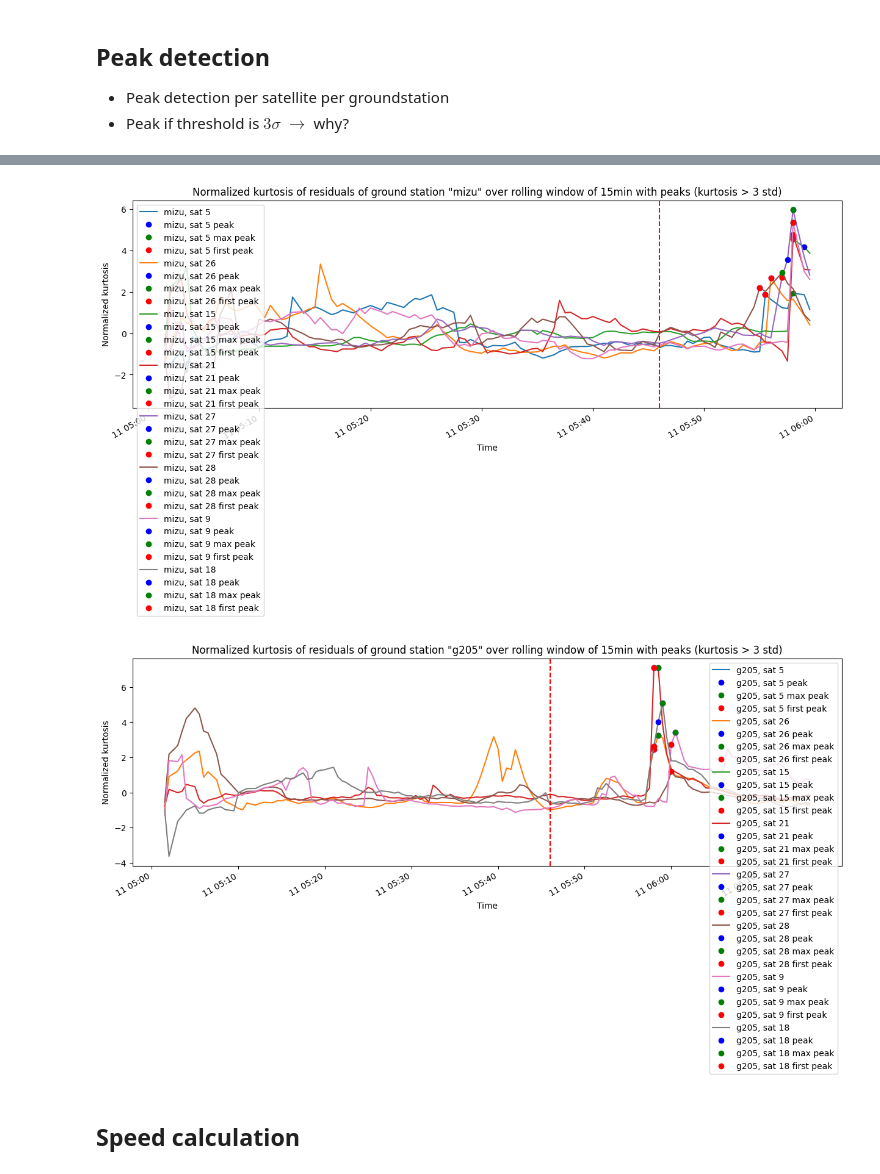
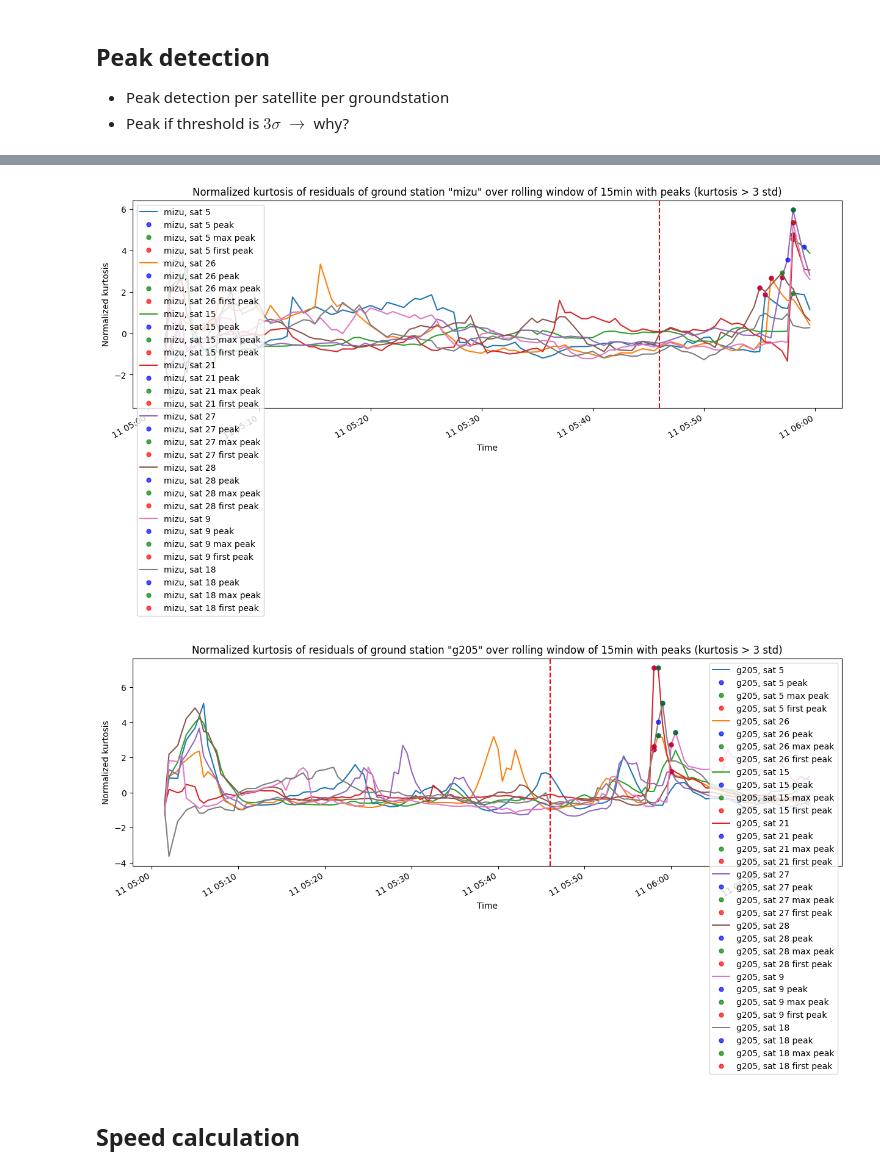
Before and after one commit to mfkiwl/tsunami-vtec-waves, a Jupyter notebook: propagation_speed.ipynb, the cells around one changed output, grey strips where cells are left out. Cells and saved outputs as stored; diff of their text form; code cells hidden in the pictures.

Commit message:
fixed nan issues in first peak detection. Works fine now

```diff
--- a/propagation_speed.ipynb
+++ b/propagation_speed.ipynb
@@ -66,19 +66,18 @@ Arten von Exzess:
 - $\displaystyle \mathrm {Exzess} <0$: flachgipflig, subgaußförmig oder platykurtisch. Man spricht von einer im Vergleich zur Normalverteilung abgeflachten Verteilung.
 # %%
 # Load filtered data and set date as index
-df = pd.read_csv('df_filtered.csv')
-df['datetime'] = pd.to_datetime(df['ut1_unix'], unit='s')
-df.set_index('datetime', inplace=True)
+df_raw = pd.read_csv('df_filtered.csv')
+df_raw['datetime'] = pd.to_datetime(df_raw['ut1_unix'], unit='s')
+df_raw.set_index('datetime', inplace=True)
 
 #drop all nans
-df = df.dropna()
-
-# sort by date
-df_filtered = df.sort_index()
+df_raw = df_raw.dropna()
 
 #filter between start and end time
 #df = df.loc[start_time:end_time]
 
 # analyse data columns
-df.columns
+df_raw.columns
+
+print(f"length of df_raw: {len(df_raw)}")
 # %% [output]
@@ -104,12 +116,8 @@ def get_satellites_in_contact(df, station_id, event_time):
 # %%
 # build dictionary of groundstation and list of satellites in contact with gs at event_time
-sat_data = {}
-for i in gs_id:
-    sat_data[i] = get_satellites_in_contact(df,i,event_time)
+sat_data = station_sat_dic_builder(gs_id,df_raw,event_time)
 
 #count amount of satellites in contact with each groundstation
-amount = 0
-for i in sat_data.values():
-    amount += len(i)
-print(amount)
+sat_in_contact = count_sat_in_contact(sat_data)
+print(f"amount of satellites in contact with different gs: {sat_in_contact}")
 # %% [output]
@@ -169,8 +178,11 @@ def first_peak_detection(df):
 
     return df,counter
 # %%
-# iterate through satellite per groundstaiton and calculate rolling kurtosis
+# iterate through satellite per groundstaiton and calculate rolling kurtosis, normalized kurtosis, rolling std of normalized kurtosis, detect peaks and store results
 results = []
+
+#make copy of raw data to work with
+df = df_raw.copy()
 
 number_of_first_peaks = 0
 for station in gs_id:
@@ -189,7 +201,7 @@ for station in gs_id:
         #nan assertion
         #assert not df_sat['kurtosis_norm_std'].isnull().values.any(), "NaN values in normalized kurtosis std"
 
-        # drop Nan
+        # drop Nan for correct peak detection
         df_sat = df_sat.dropna()
 
 
@@ -208,6 +220,8 @@ for station in gs_id:
 
         # store results
         results.append(df_sat)
+
+# store all restuls in one dataframe
 kurtosis_df = pd.concat(results)
 # %% [output]
 A value is trying to be set on a copy of a slice from a DataFrame.
@@ -418,4 +390,0 @@ datetime
-# %%
-# drop all nans in kurtosis df
-kurtosis_df = kurtosis_df.dropna()
-print(f"len kurtosis_df after dropna: {len(kurtosis_df)}")
@@ -474,11 +469,11 @@ for station in gs_id:
         df = kurtosis_df[(kurtosis_df['gps_site'] == station) & (kurtosis_df['sat_id'] == sat_id)]
         df.plot(y='kurtosis_norm', ax=ax, label=f'{station}, sat {sat_id}')
         # plot all peaks
-        df[df['peak']].plot(y='kurtosis_norm', ax=ax, style='o', label=f'{station}, sat {sat_id} peak', color= 'b')
+        df[df['peak']].plot(y='kurtosis_norm', ax=ax, style='o', label=f'{station}, sat {sat_id} peak', color= 'b', markersize = 5,alpha=0.7)
         #plot max peaks
-        df[df['max_peak']].plot(y='kurtosis_norm', ax=ax, style='o', label=f'{station}, sat {sat_id} max peak', color='g')
+        df[df['max_peak']].plot(y='kurtosis_norm', ax=ax, style='o', label=f'{station}, sat {sat_id} max peak', color='g', markersize = 5,alpha=0.7)
         #plot first peaks
-        df[df['first_peak'] == True].plot(y='kurtosis_norm', ax=ax, style='o', label=f'{station}, sat {sat_id} first peak', color='r')
+        df[df['first_peak'] == True].plot(y='kurtosis_norm', ax=ax, style='o', label=f'{station}, sat {sat_id} first peak', color='r', markersize=5,alpha=0.7)
     plt.axvline(x=event_time, color='r', linestyle='--')
     ax.set_xlabel("Time")
     ax.set_ylabel("Normalized kurtosis")
@@ -491,5 +486,5 @@ for station in gs_id:
-[figure, old version]
+[figure, new version]
-[figure, old version]
+[figure, new version]
 # %%
 # plot sat 15 for G103
 df_sat = kurtosis_df[(kurtosis_df['gps_site'] == 'g103') & (kurtosis_df['sat_id'] == 15)]
```
Also changed, not shown: parts of 10 cells of this notebook.
